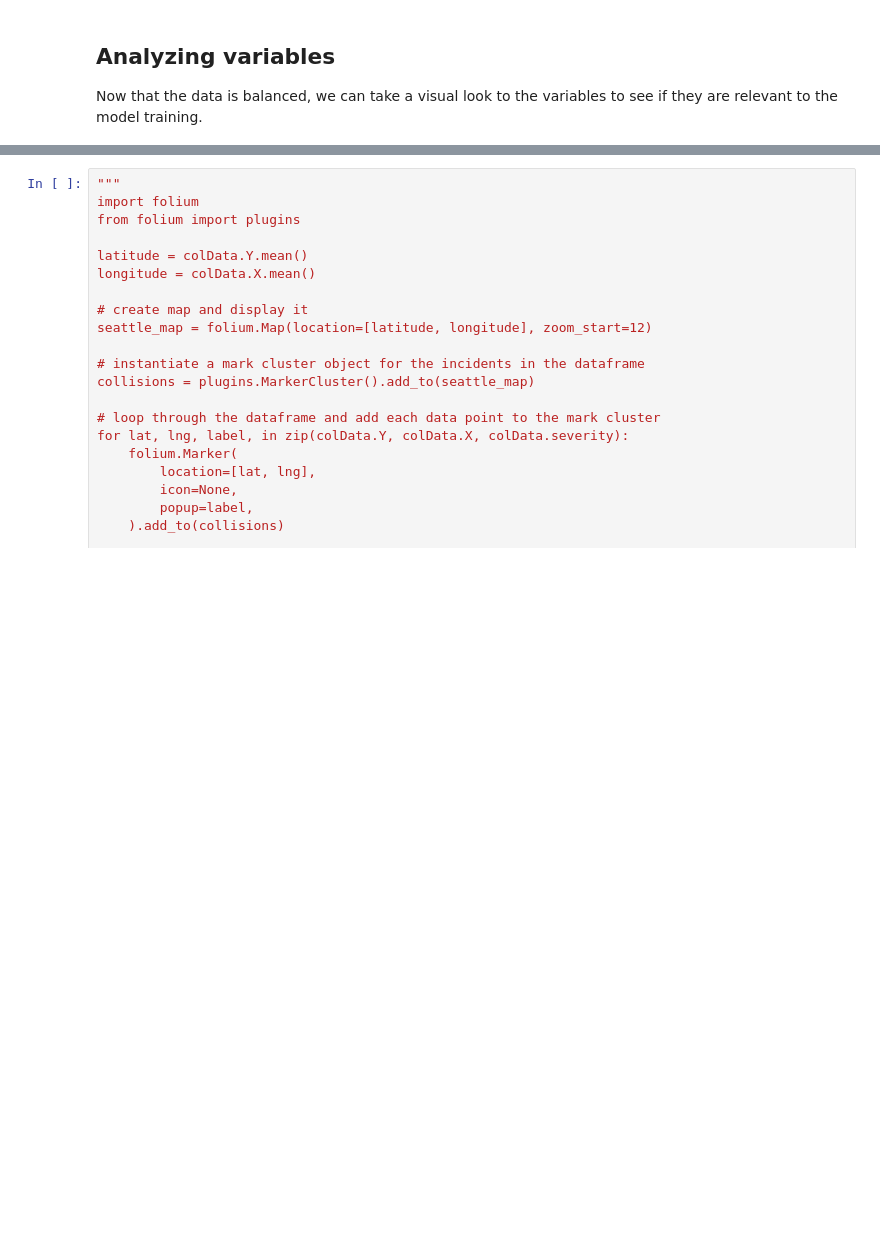
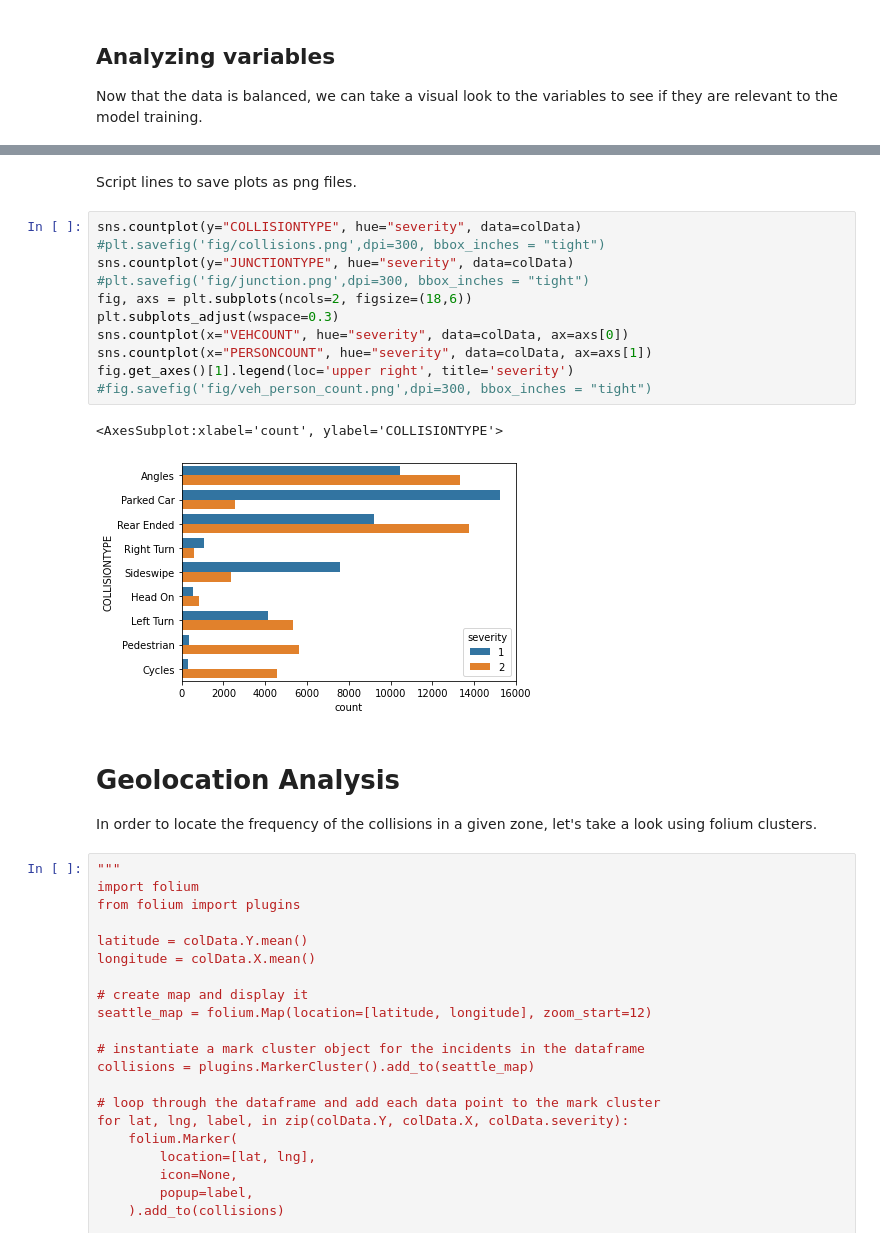
Before and after one commit to augustodn/Coursera_Capstone, a Jupyter notebook: DS-Coursera-Capstone.ipynb, the cells around one changed output, grey strips where cells are left out. Saved outputs shown, nothing was run; the diff lists cells and outputs as text; blank space fills up the shorter version.

```diff
--- a/DS-Coursera-Capstone.ipynb
+++ b/DS-Coursera-Capstone.ipynb
@@ -344,4 +308,23 @@ sns.countplot(x="PERSONCOUNT", hue="severity", data=colData, ax=axs[1])
 [figure]
+# %% [markdown]
+Script lines to save plots as png files.
+# %%
+sns.countplot(y="COLLISIONTYPE", hue="severity", data=colData)
+#plt.savefig('fig/collisions.png',dpi=300, bbox_inches = "tight")
+sns.countplot(y="JUNCTIONTYPE", hue="severity", data=colData)
+#plt.savefig('fig/junction.png',dpi=300, bbox_inches = "tight")
+fig, axs = plt.subplots(ncols=2, figsize=(18,6))
+plt.subplots_adjust(wspace=0.3)
+sns.countplot(x="VEHCOUNT", hue="severity", data=colData, ax=axs[0])
+sns.countplot(x="PERSONCOUNT", hue="severity", data=colData, ax=axs[1])
+fig.get_axes()[1].legend(loc='upper right', title='severity')
+#fig.savefig('fig/veh_person_count.png',dpi=300, bbox_inches = "tight")
+# %% [output]
+<AxesSubplot:xlabel='count', ylabel='COLLISIONTYPE'>
+[figure, added]
+# %% [markdown]
+# Geolocation Analysis
+In order to locate the frequency of the collisions in a given zone, let's take a look using folium clusters.
 # %%
 """
 import folium
```
Also changed, not shown: parts of 39 cells of this notebook, 18 other files.
